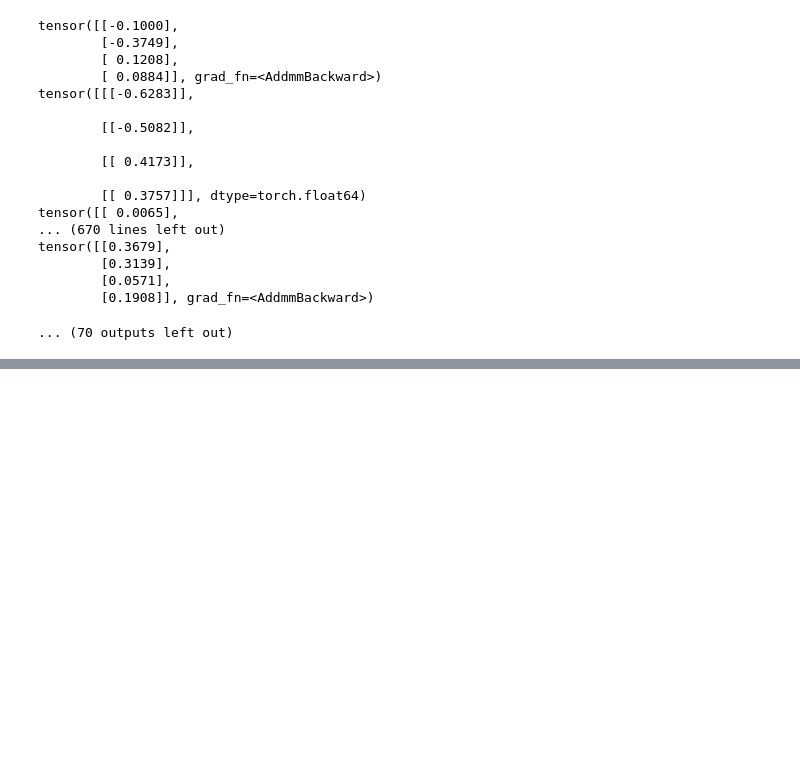
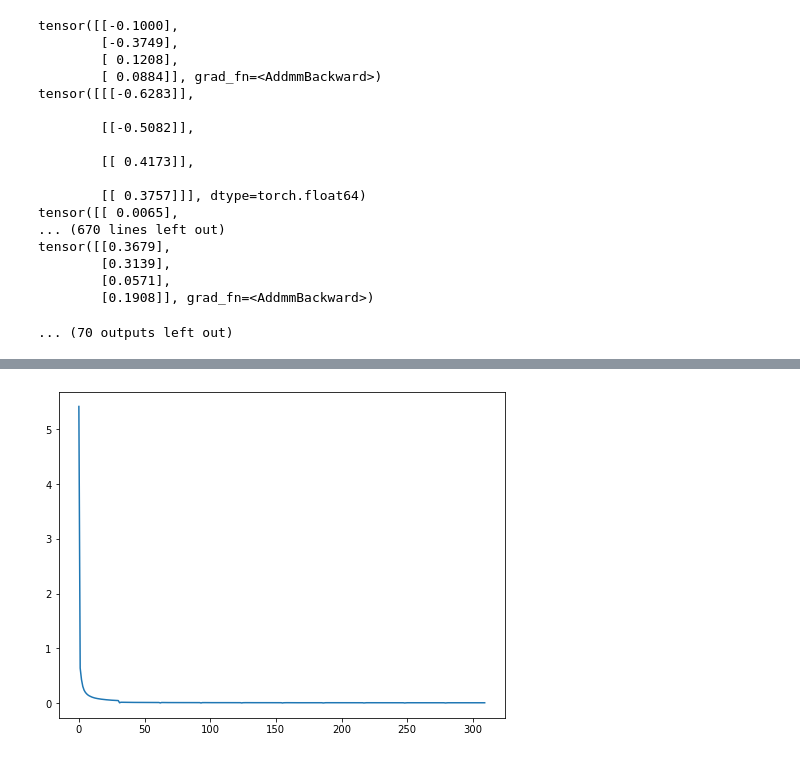
Before and after one commit to khazit/BatteryProbe.ai, a Jupyter notebook: notebook/Time_series_forecasting.ipynb, the cells around one changed output, grey strips where cells are left out. Drawn from its saved outputs; the diff is of its cells as text; code cells hidden in the pictures; blank space fills up the shorter version.

```diff
--- a/notebook/Time_series_forecasting.ipynb
+++ b/notebook/Time_series_forecasting.ipynb
@@ -931,0 +949,7 @@ tensor([[0.3679],
+# %%
+conv = Conv(CONV_WIDTH)
+# %%
+for (inputs, label) in train_loader:
+    out = conv(inputs.float())
+    print(out)
+    break
@@ -931,0 +964,28 @@ tensor([[0.3679],
+# %%
+N_EPOCHS = 10
+
+criterion = nn.MSELoss()
+optimizer = optim.SGD(conv.parameters(), lr=1e-3, momentum=0.9)
+
+history = []
+for epoch in range(N_EPOCHS):
+    running_loss = 0
+    pbar = tqdm(train_loader)
+    for i, (inputs, label) in enumerate(pbar):
+        optimizer.zero_grad()
+        outputs = conv(inputs.float())
+        loss = criterion(outputs, label.float())
+        loss.backward()
+        optimizer.step()
+
+        running_loss += loss.item()
+        if not (i % 100):
+            pbar.set_description(
+                f"Epoch #{epoch+1} - Loss = {running_loss / (i+1):.5f}"
+            )
+            history.append(running_loss / (i+1))
+
+plt.plot(history)
+plt.show()
+# %% [output]
+[figure, added]
```
Also changed, not shown: parts of 4 cells of this notebook.
